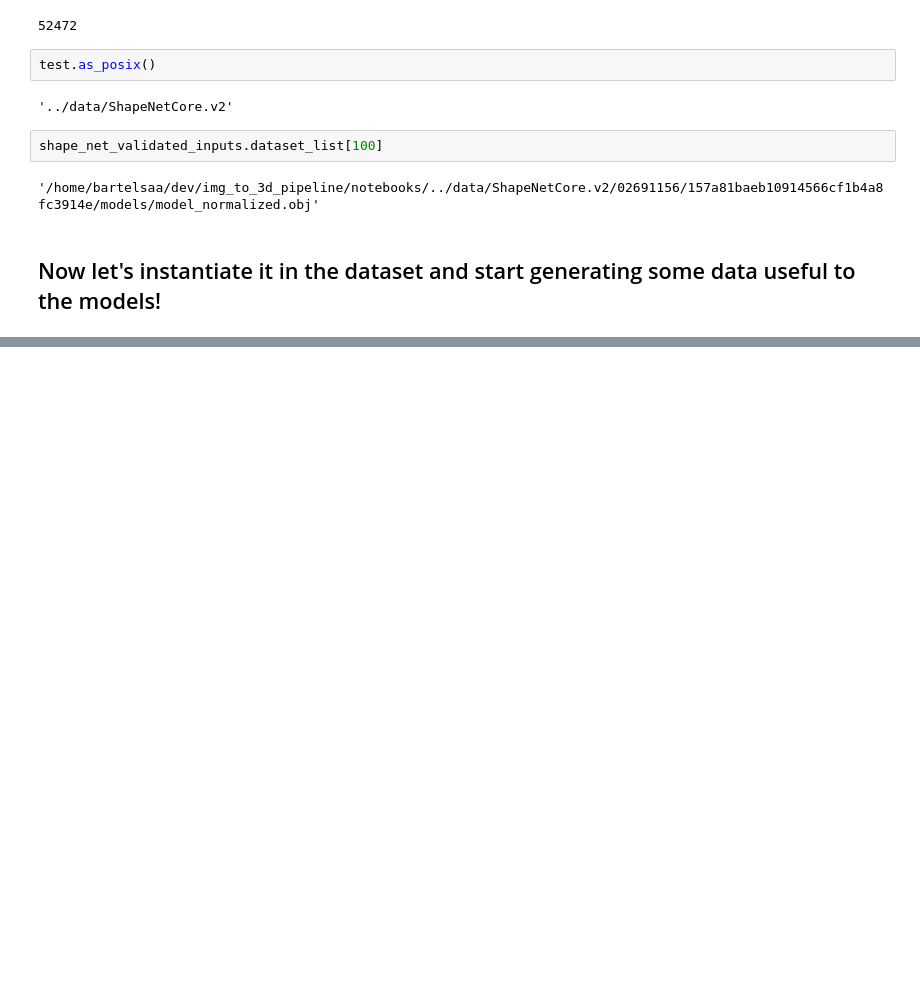
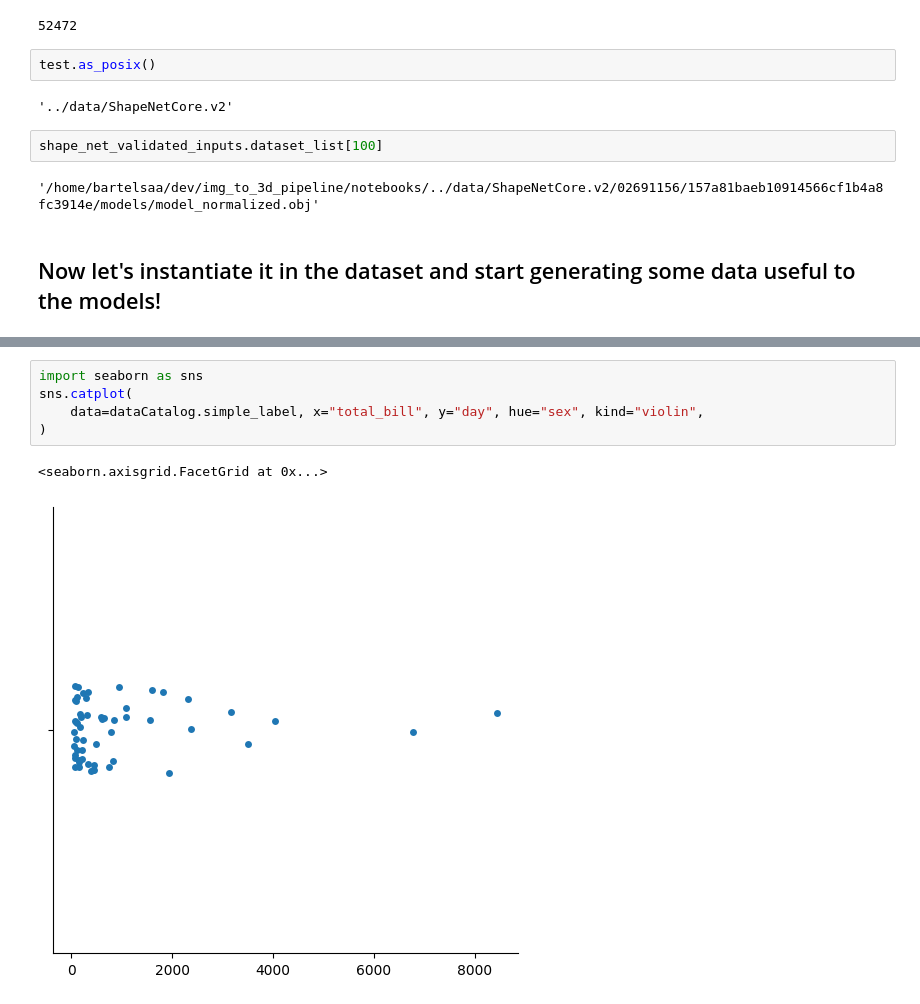
Before and after one commit to andrewbartels1/img_to_3d_pipeline, a Jupyter notebook: notebooks/pipeline.ipynb, the cells around one changed output, grey strips where cells are left out. Cells and saved outputs as stored; diff of their text form; blank space fills up the shorter version.

```diff
--- a/notebooks/pipeline.ipynb
+++ b/notebooks/pipeline.ipynb
@@ -113,0 +114,8 @@ pd.merge(test, meta, left_on="sysnetId", right_on="synsetId").drop(["children",
+# %%
+import seaborn as sns
+sns.catplot(
+    data=dataCatalog.simple_label, x="total_bill", y="day", hue="sex", kind="violin",
+)
+# %% [output]
+<seaborn.axisgrid.FacetGrid at 0x...>
+[figure, added]
```
Also changed, not shown: parts of 9 cells of this notebook, 2 other files.
